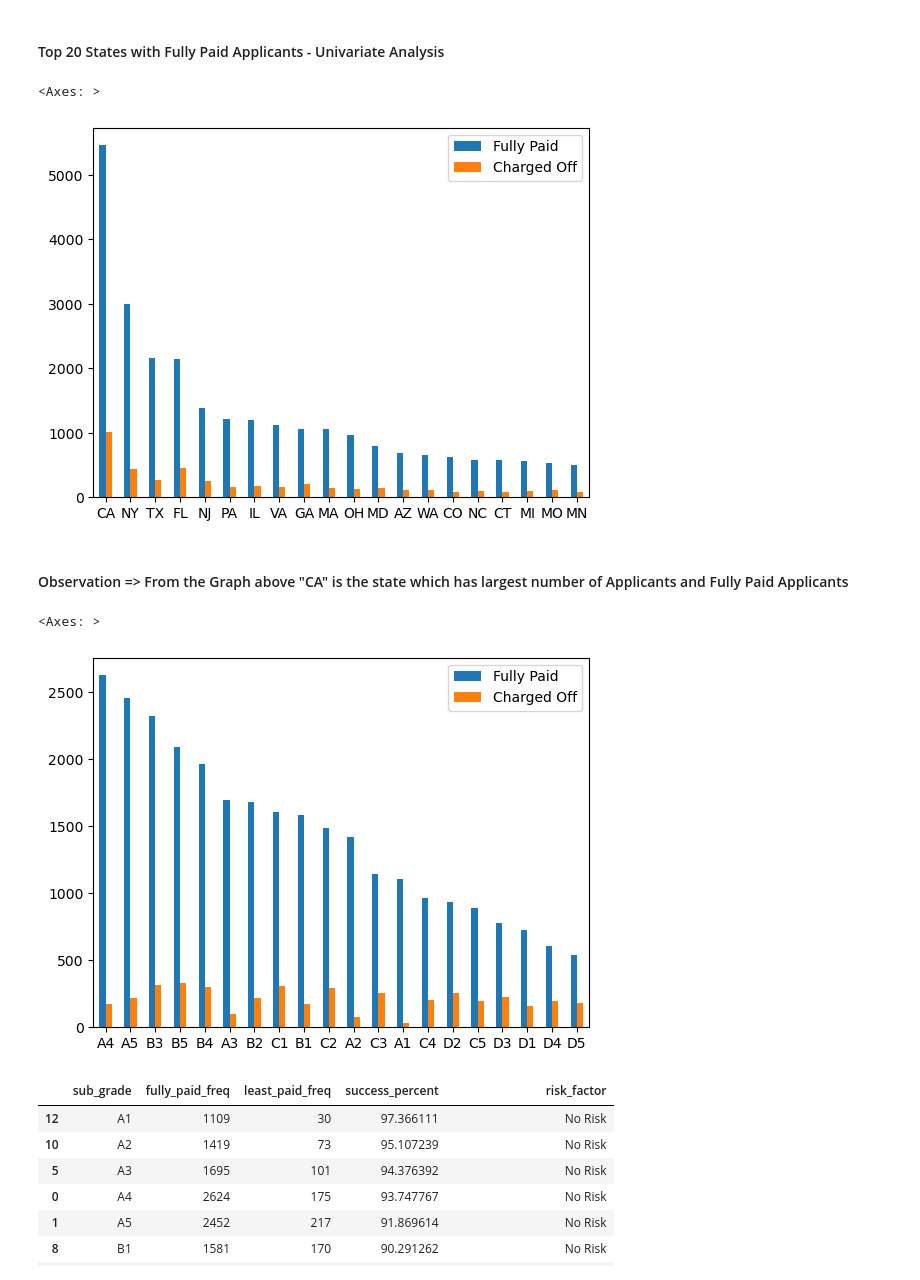
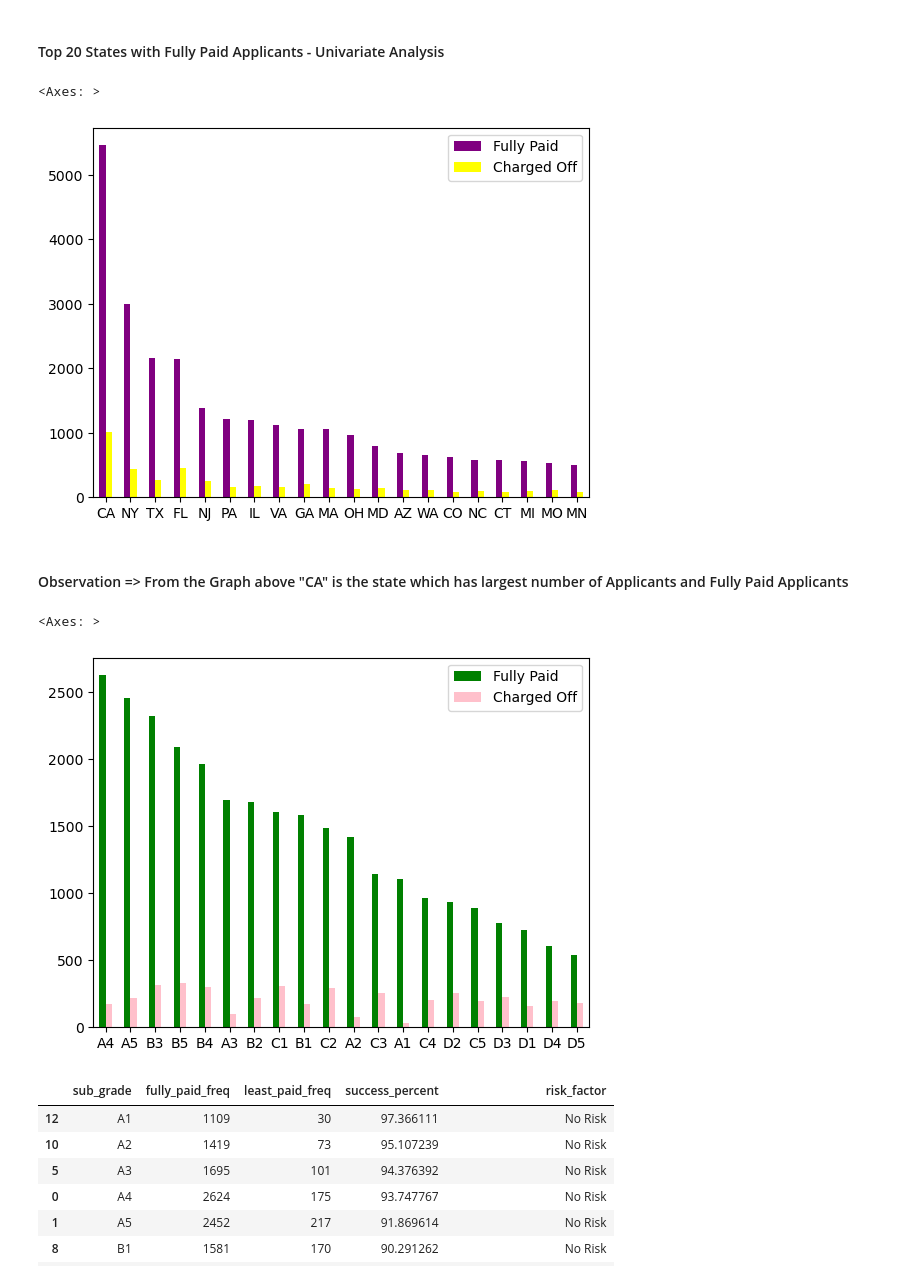
Before and after one commit to Gurupreet1111/LendingClubCaseStudy, a Jupyter notebook: Group_Shivakumar.ipynb, the cells around one changed output. Saved outputs shown, nothing was run; the diff lists cells and outputs as text; code cells hidden in the pictures.

```diff
--- a/Group_Shivakumar.ipynb
+++ b/Group_Shivakumar.ipynb
@@ -592,31 +497,31 @@ index = merged_df['states']
 state_df = pd.DataFrame({'Fully Paid': np.array(fully_paid_freq_arr),
                    'Charged Off': np.array(least_paid_freq_arr)},
                   index=np.array(index))
-state_df[:20].plot.bar(rot=0)
+state_df[:20].plot.bar(rot=0, color=["purple","yellow"])
 # %% [output]
 <Axes: >
-[figure, old version]
+[figure, new version]
 # %% [markdown]
 ####  Observation => From the Graph above "CA" is the state which has largest number of Applicants and Fully Paid Applicants
 # %%
 fp_sub_grade=fully_paid["sub_grade"].value_counts().rename_axis('sub_grade').reset_index(name='fully_paid_freq')
 charged_off_sub_grade = least_paid['sub_grade'].value_counts().rename_axis('sub_grade').reset_index(name='least_paid_freq')
 
 merged_df = pd.merge(fp_sub_grade, charged_off_sub_grade, on='sub_grade')
 merged_df['success_percent'] = (merged_df["fully_paid_freq"] / (merged_df["fully_paid_freq"] + merged_df["least_paid_freq"])*100)
 
 fully_paid_freq_arr = merged_df["fully_paid_freq"]
 least_paid_freq_arr = merged_df["least_paid_freq"]
 index = merged_df['sub_grade']
 
 new_df = pd.DataFrame({'Fully Paid': np.array(fully_paid_freq_arr),
                    'Charged Off': np.array(least_paid_freq_arr)},
                   index=np.array(index))
 
-new_df[:20].plot.bar(rot=0)
+new_df[:20].plot.bar(rot=0,color=["green","pink"])
 # %% [output]
 <Axes: >
-[figure, old version]
+[figure, new version]
 # %%
 def risk_fuction(percen):
     if(percen>90):
```
Also changed, not shown: parts of 55 cells of this notebook.
